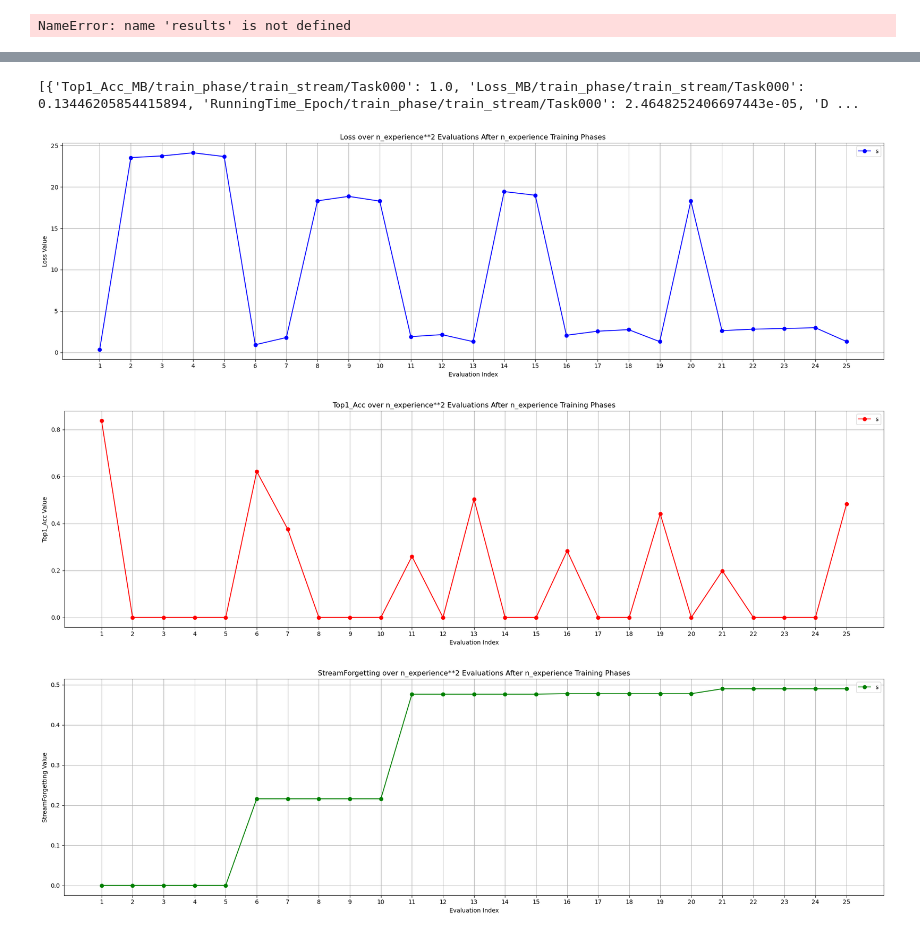
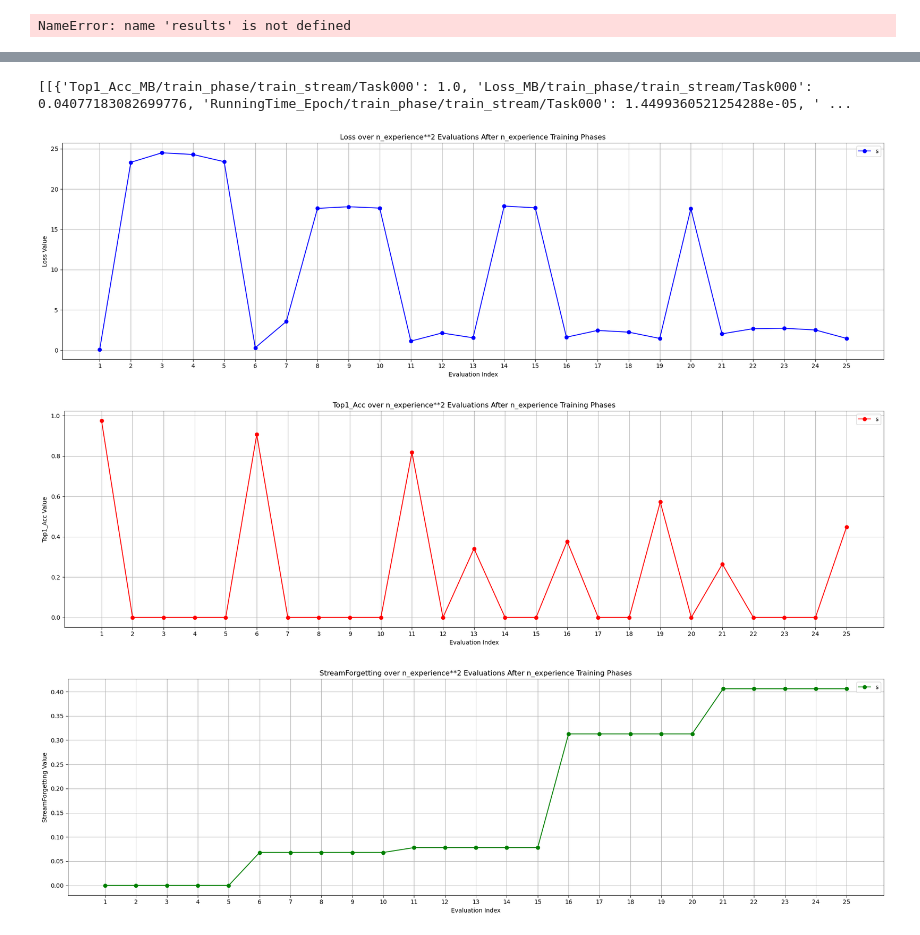
Before and after one commit to yzy1997/quantum_cl, a Jupyter notebook: quantum_lwf_addqlayer.ipynb, the cells around one changed output, grey strips where cells are left out. Saved outputs shown, nothing was run; the diff lists cells and outputs as text; code cells hidden in the pictures.

```diff
--- a/quantum_lwf_addqlayer.ipynb
+++ b/quantum_lwf_addqlayer.ipynb
@@ -587,7 +587,7 @@ NameError: name 'results' is not defined
 # %%
 # 从文件加载
 import pickle
-with open("/home/yangz2/code/quantum_cl/results/list//home/yangz/splitmnist_er_ours_3_qbit10_qdepth3_tepoch20.pkl", "rb") as f:
-    results = pickle.load(f)[0]
+with open("/home/yangz2/code/quantum_cl/results/list/splitminist_ER_qbit10_qdepth1.pkl", "rb") as f:
+    results = pickle.load(f)
 print(results)
 # %% [output]
@@ -598,6 +609,7 @@ import matplotlib.pyplot as plt
 
 x = []  # x 轴：经验编号（1-20）
 print(results)
+results = results[0]
 
 num_experiences = 5
 
@@ -633,43 +645,43 @@ for train_idx, result in enumerate(results):  # 遍历5次训练的结果
 
 
 # 绘制图形
 plt.figure(figsize=(20, 6))
 plt.plot(x, loss_values, marker='o', linestyle='-', color='b', label='Loss_Exp')
 plt.title("Loss over n_experience**2 Evaluations After n_experience Training Phases")
 plt.xlabel("Evaluation Index")
 plt.ylabel("Loss Value")
 plt.xticks(range(1, len(x) + 1))  # 设置 x 轴刻度
 plt.grid(True)
-plt.legend("splitmnist_er_ours_3_qbit10_qdepth3_tepoch20_loss")
+plt.legend("splitminist_ER_qbit10_qdepth1_loss")
 plt.tight_layout()
-plt.savefig("results/figs/splitmnist_er_ours_3_qbit10_qdepth3_tepoch20_loss.png")
+plt.savefig("results/figs/splitminist_ER_qbit10_qdepth1_loss.png")
 
 plt.figure(figsize=(20, 6))
 plt.plot(x, top1_acc_values, marker='o', linestyle='-', color='r', label='Top1_Acc_Exp')
 plt.title("Top1_Acc over n_experience**2 Evaluations After n_experience Training Phases")
 plt.xlabel("Evaluation Index")
 plt.ylabel("Top1_Acc Value")
 plt.xticks(range(1, len(x) + 1))  # 设置 x 轴刻度
 plt.grid(True)
-plt.legend("splitmnist_er_ours_3_qbit10_qdepth3_tepoch20_acc")
+plt.legend("splitminist_ER_qbit10_qdepth1_acc")
 plt.tight_layout()
-plt.savefig("results/figs/splitmnist_er_ours_3_qbit10_qdepth3_tepoch20_acc.png")
+plt.savefig("results/figs/splitminist_ER_qbit10_qdepth1_acc.png")
 
 plt.figure(figsize=(20, 6))
 plt.plot(range(1, len(forgetting_values) + 1), forgetting_values, marker='o', linestyle='-', color='g', label='StreamForgetting')
 plt.title("StreamForgetting over n_experience**2 Evaluations After n_experience Training Phases")
 plt.xlabel("Evaluation Index")
 plt.ylabel("StreamForgetting Value")
 plt.xticks(range(1, len(forgetting_values) + 1))  # 设置 x 轴刻度
 plt.grid(True)
-plt.legend("splitmnist_er_ours_3_qbit10_qdepth3_tepoch20_forget")
+plt.legend("splitminist_ER_qbit10_qdepth1_forget")
 plt.tight_layout()
-plt.savefig("results/figs/splitmnist_er_ours_3_qbit10_qdepth3_tepoch20_forget.png")
+plt.savefig("results/figs/splitminist_ER_qbit10_qdepth1_forget.png")
 # %% [output]
-[{'Top1_Acc_MB/train_phase/train_stream/Task000': 1.0, 'Loss_MB/train_phase/train_stream/Task000': 0.13446205854415894, 'RunningTime_Epoch/train_phase/train_stream/Task000': 2.4648252406697443e-05, 'D ...
+[[{'Top1_Acc_MB/train_phase/train_stream/Task000': 1.0, 'Loss_MB/train_phase/train_stream/Task000': 0.04077183082699776, 'RunningTime_Epoch/train_phase/train_stream/Task000': 1.4499360521254288e-05, ' ...
-[figure, old version]
+[figure, new version]
-[figure, old version]
+[figure, new version]
-[figure, old version]
+[figure, new version]
 # %%
 import numpy as np
 import matplotlib.pyplot as plt
```
Also changed, not shown: parts of 5 cells of this notebook, 11 other files.
